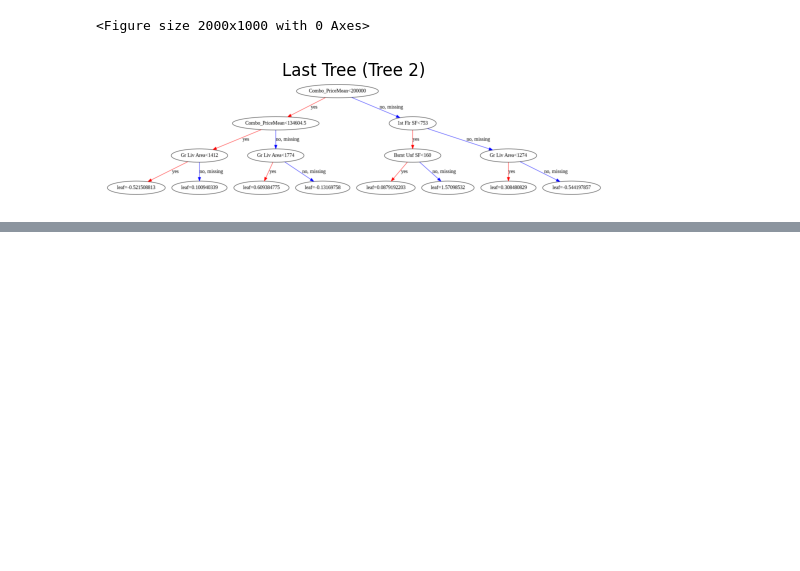
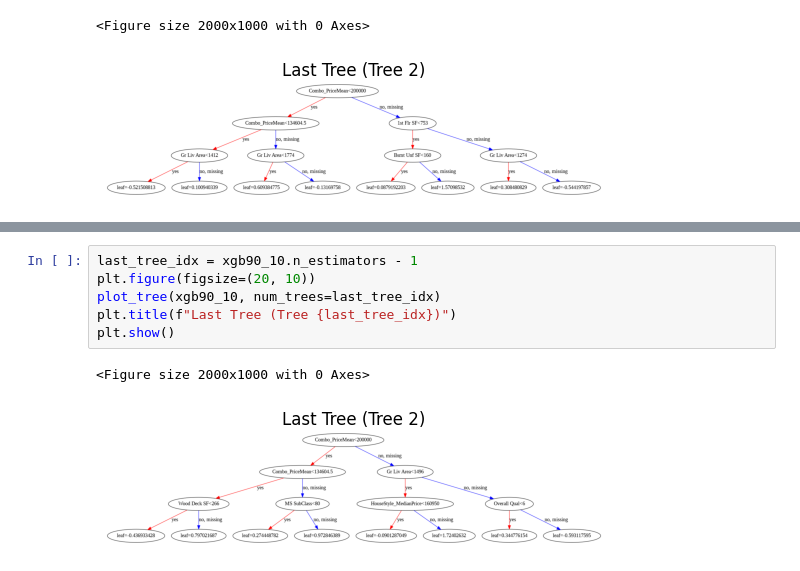
Before and after one commit to hedesiustefan/ML_Project, a Jupyter notebook: Discretization/ML_Lab2_Discretization.ipynb, the cells around one changed output, grey strips where cells are left out. Saved outputs shown, nothing was run; the diff lists cells and outputs as text; blank space fills up the shorter version.

```diff
--- a/Discretization/ML_Lab2_Discretization.ipynb
+++ b/Discretization/ML_Lab2_Discretization.ipynb
@@ -170,0 +240,9 @@ dot.render("xgb80_20_lasttree", format="pdf")   # or format="svg"
+# %%
+last_tree_idx = xgb90_10.n_estimators - 1
+plt.figure(figsize=(20, 10))
+plot_tree(xgb90_10, num_trees=last_tree_idx)
+plt.title(f"Last Tree (Tree {last_tree_idx})")
+plt.show()
+# %% [output]
+<Figure size 2000x1000 with 0 Axes>
+[figure, added]
```
Also changed, not shown: parts of 11 cells of this notebook, 2 other files.
